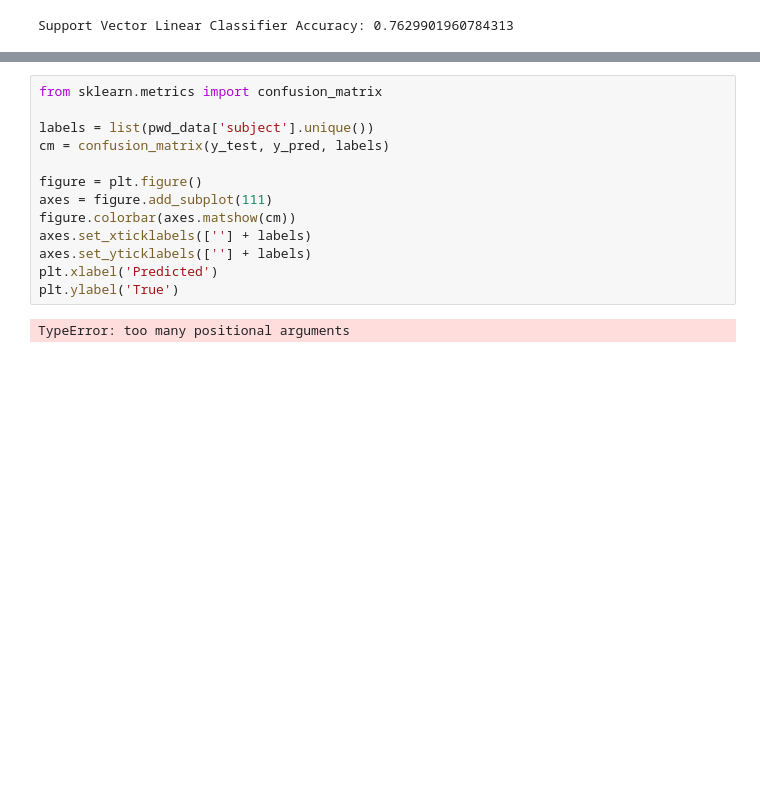
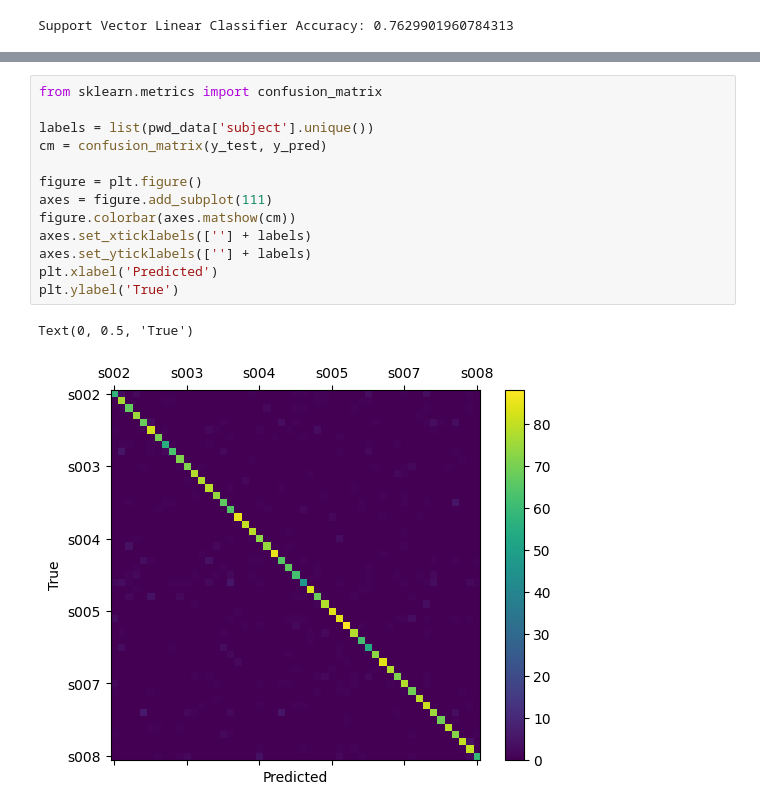
Before and after one commit to abigdan/AIinCS-WS, a Jupyter notebook: W6/Keystroke Detection.ipynb, the cells around one changed output, grey strips where cells are left out. Drawn from its saved outputs; the diff is of its cells as text; blank space fills up the shorter version.

```diff
--- a/W6/Keystroke Detection.ipynb
+++ b/W6/Keystroke Detection.ipynb
@@ -76,15 +68,16 @@ Multi Layer Perceptron Classifier Accuracy: 0.9080882352941176
 # %%
 from sklearn.metrics import confusion_matrix
 
 labels = list(pwd_data['subject'].unique())
-cm = confusion_matrix(y_test, y_pred, labels)
+cm = confusion_matrix(y_test, y_pred)
 
 figure = plt.figure()
 axes = figure.add_subplot(111)
 figure.colorbar(axes.matshow(cm))
 axes.set_xticklabels([''] + labels)
 axes.set_yticklabels([''] + labels)
 plt.xlabel('Predicted')
 plt.ylabel('True')
 # %% [output]
-TypeError: too many positional arguments
+Text(0, 0.5, 'True')
+[figure, added]
```
Also changed, not shown: parts of 2 cells of this notebook, 1 other file.
